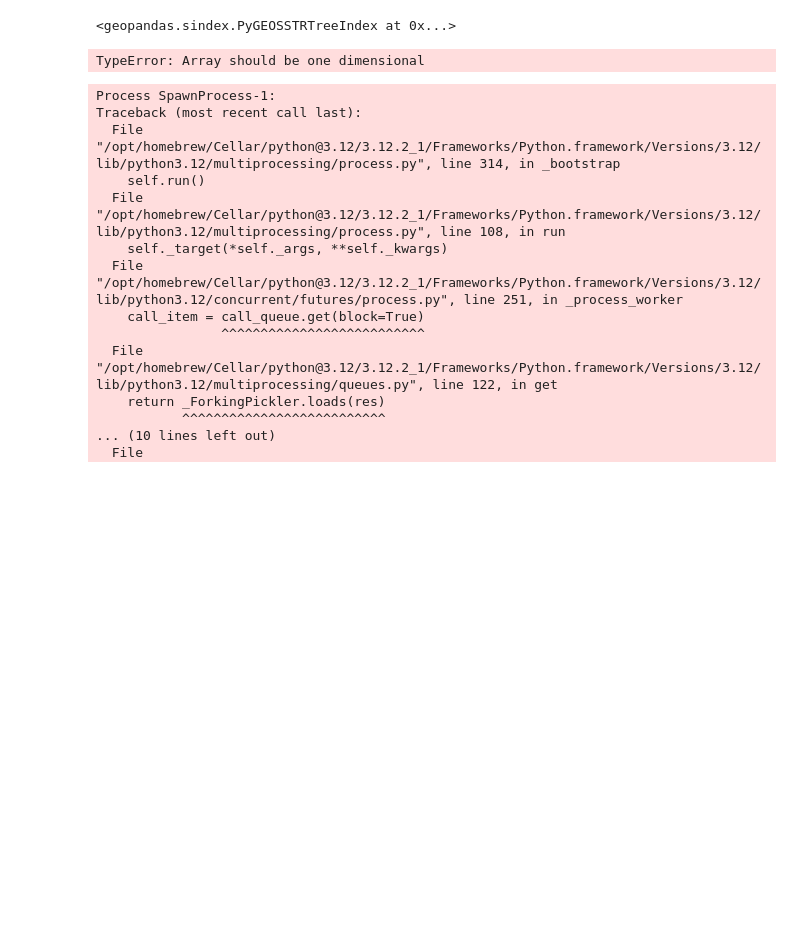
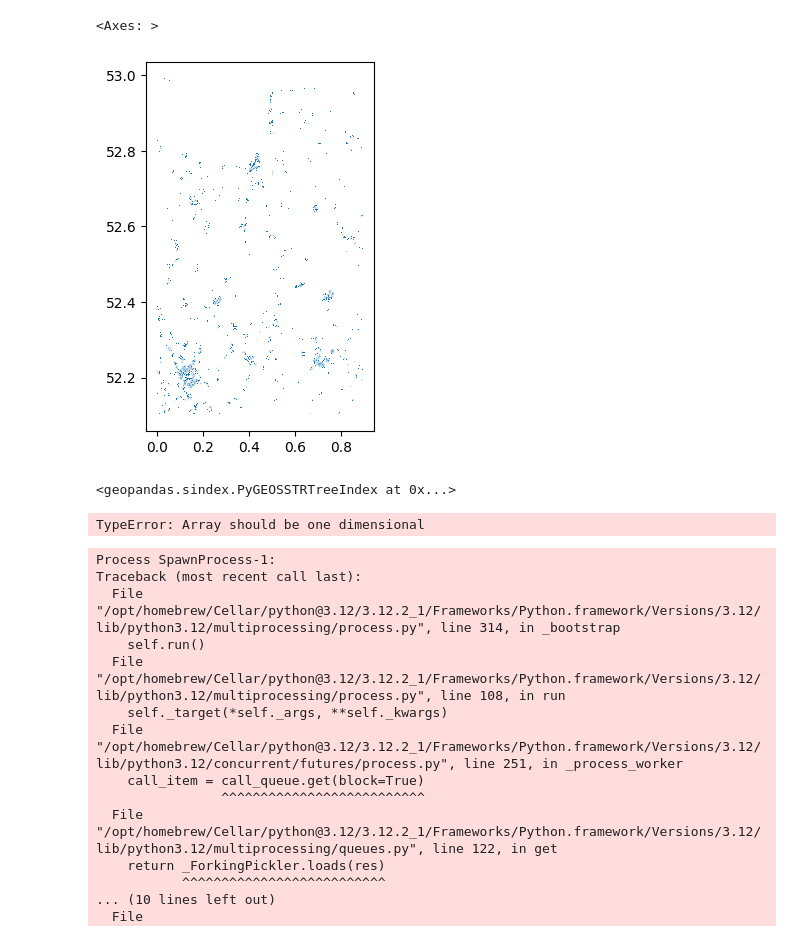
Before and after one commit to sdgresearch/3-30-300-analysis, a Jupyter notebook: notebooks/raster_operations.ipynb, the cells around one changed output. Drawn from its saved outputs; the diff is of its cells as text; code cells hidden in the pictures; blank space fills up the shorter version.

Commit message:
Final changes to vectorize raster tree height

```diff
--- a/notebooks/raster_operations.ipynb
+++ b/notebooks/raster_operations.ipynb
@@ -201,5 +87,5 @@ from geocube.vector import vectorize
 # %%
-data = rxr.open_rasterio(output_path, mask_and_scale=True).squeeze()
-# data.name = "class"
-x = vectorize(data)
+raster = rxr.open_rasterio(output_path, mask_and_scale=True).squeeze()
+raster.name = "height"
+vectorised_raster = vectorize(raster)
 # %%
@@ -216,0 +93,3 @@ y = x.dissolve()
+# %%
+%%time
+dissolved_raster = vectorised_raster.dissolve()
@@ -217 +99,6 @@ y = x.dissolve()
+# %%
+dissolved_raster.plot()
+# %% [output]
+<Axes: >
+[figure, added]
 # %%
```
Also changed, not shown: parts of 20 cells of this notebook, 2 other files.
